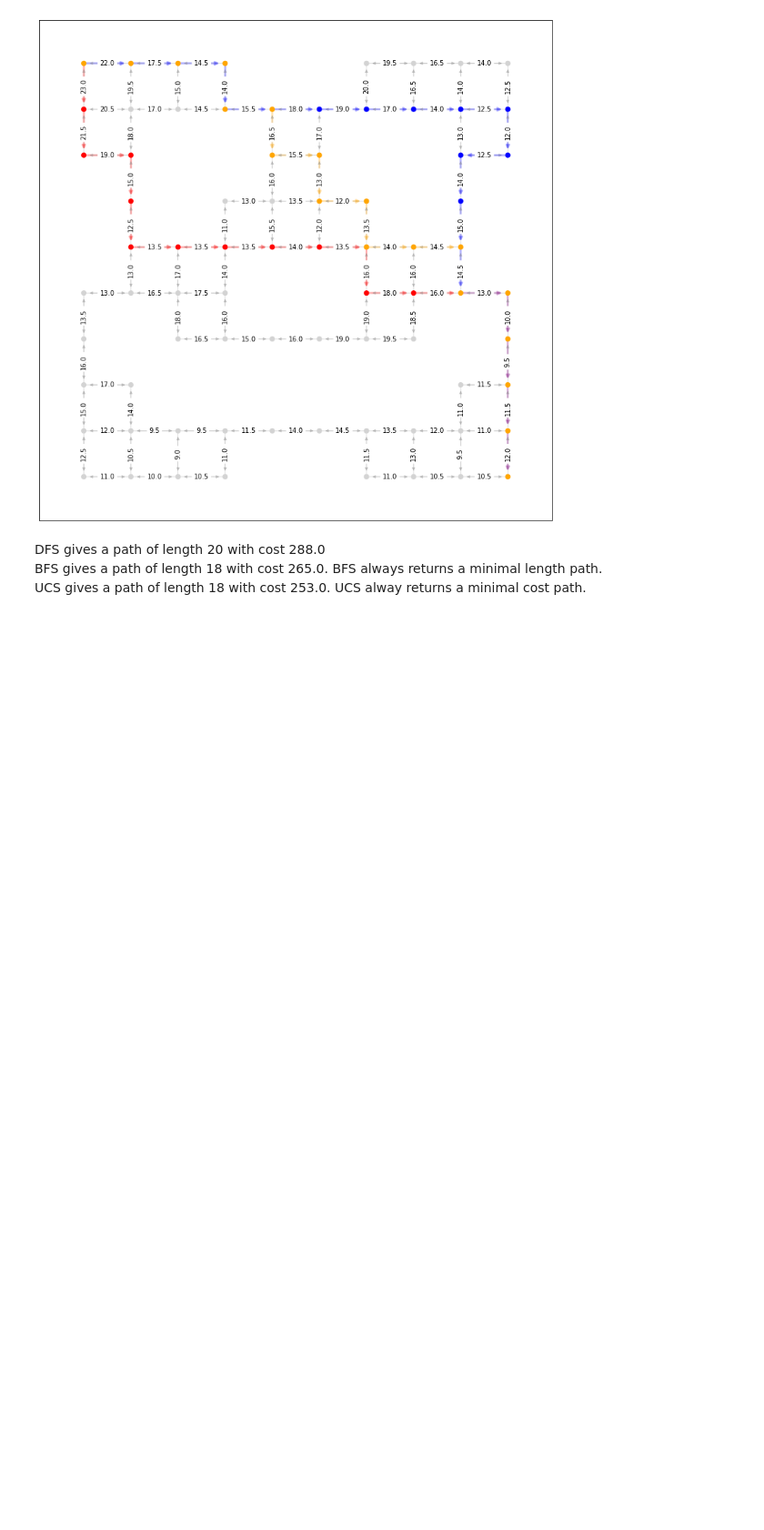
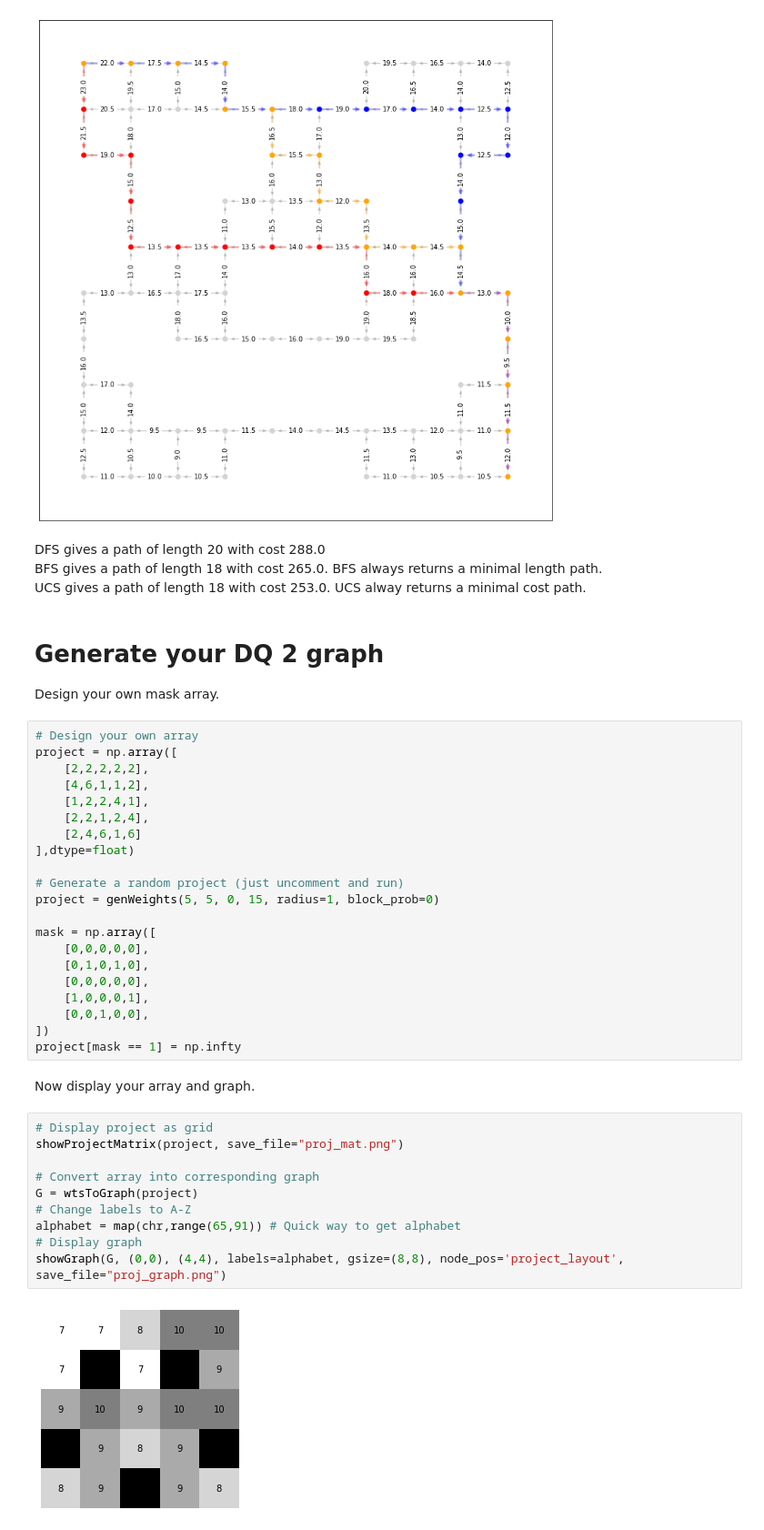
Before and after one commit to ketchers/Python-Play, a Jupyter notebook: GraphSearch.ipynb, the cells around one changed output. Shown at 91% size. Cells and saved outputs as stored; diff of their text form; blank space fills up the shorter version.

```diff
--- a/GraphSearch.ipynb
+++ b/GraphSearch.ipynb
@@ -459,3 +476,41 @@ showGraph(G, (0,0), (9,9), paths=['bfs','dfs','ucs'], labels=False, gsize=(14,14
 DFS gives a path of length 20 with cost 288.0
 BFS gives a path of length 18 with cost 265.0. BFS always returns a minimal length path.
 UCS gives a path of length 18 with cost 253.0. UCS alway returns a minimal cost path.
+# %% [markdown]
+# Generate your DQ 2 graph
+Design your own mask array.
+# %%
+# Design your own array
+project = np.array([
+    [2,2,2,2,2],
+    [4,6,1,1,2],
+    [1,2,2,4,1],
+    [2,2,1,2,4],
+    [2,4,6,1,6]
+],dtype=float)
+
+# Generate a random project (just uncomment and run)
+project = genWeights(5, 5, 0, 15, radius=1, block_prob=0)
+
+mask = np.array([
+    [0,0,0,0,0],
+    [0,1,0,1,0],
+    [0,0,0,0,0],
+    [1,0,0,0,1],
+    [0,0,1,0,0],
+])
+project[mask == 1] = np.infty
+# %% [markdown]
+Now display your array and graph.
+# %%
+# Display project as grid
+showProjectMatrix(project, save_file="proj_mat.png")
+
+# Convert array into corresponding graph
+G = wtsToGraph(project)
+# Change labels to A-Z
+alphabet = map(chr,range(65,91)) # Quick way to get alphabet
+# Display graph
+showGraph(G, (0,0), (4,4), labels=alphabet, gsize=(8,8), node_pos='project_layout', save_file="proj_graph.png")
+# %% [output]
+[figure, added]
```
Also changed, not shown: parts of 11 cells of this notebook.
